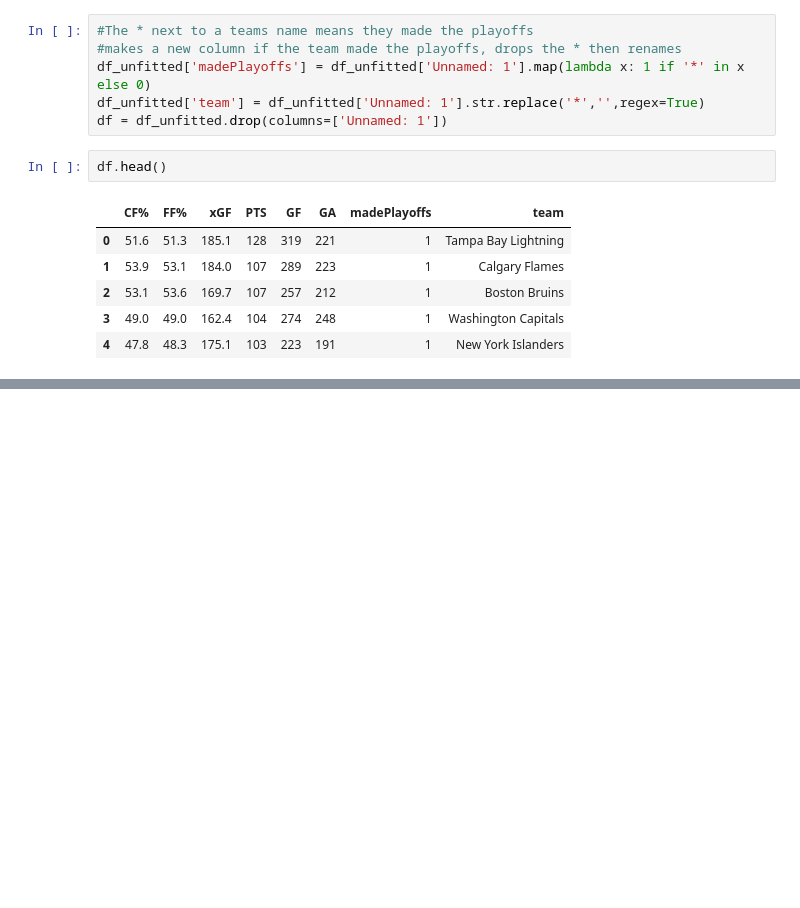
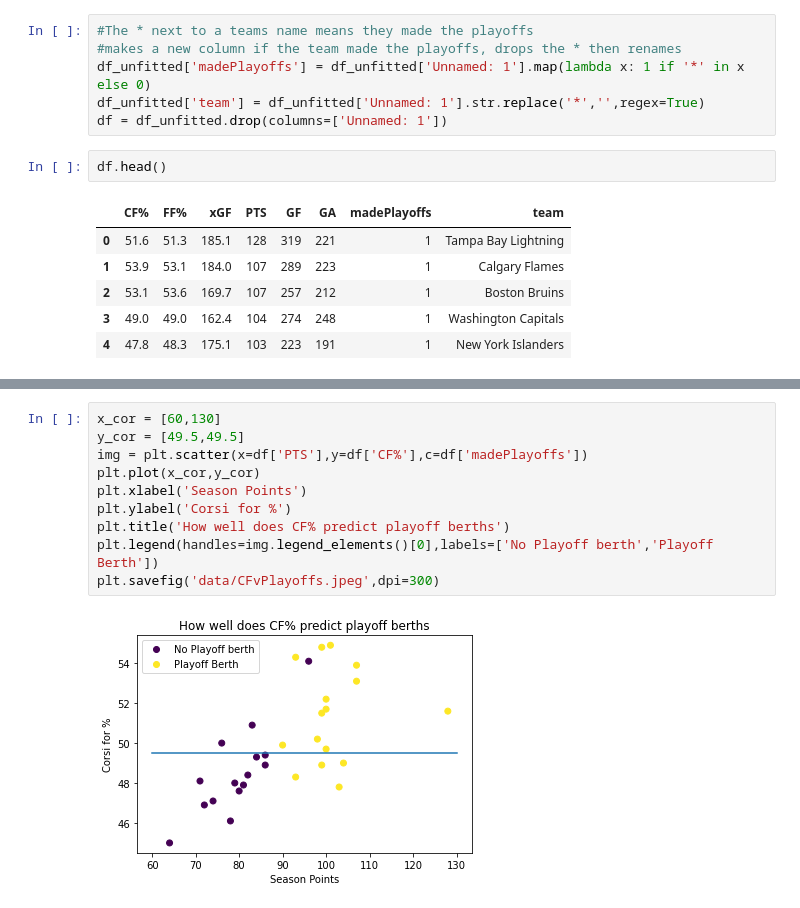
Before and after one commit to wonderbug2020/Shot_quality_stats, a Jupyter notebook: Corsi_compare.ipynb, the cells around one changed output, grey strips where cells are left out. Cells and saved outputs as stored; diff of their text form; blank space fills up the shorter version.

```diff
--- a/Corsi_compare.ipynb
+++ b/Corsi_compare.ipynb
@@ -44,0 +46,12 @@ plt.scatter(x=df['PTS'],y=df['xGF'],c=df['madePlayoffs'])
+# %%
+x_cor = [60,130]
+y_cor = [49.5,49.5]
+img = plt.scatter(x=df['PTS'],y=df['CF%'],c=df['madePlayoffs'])
+plt.plot(x_cor,y_cor)
+plt.xlabel('Season Points')
+plt.ylabel('Corsi for %')
+plt.title('How well does CF% predict playoff berths')
+plt.legend(handles=img.legend_elements()[0],labels=['No Playoff berth','Playoff Berth'])
+plt.savefig('data/CFvPlayoffs.jpeg',dpi=300)
+# %% [output]
+[figure, added]
```
Also changed, not shown: parts of 2 cells of this notebook.
